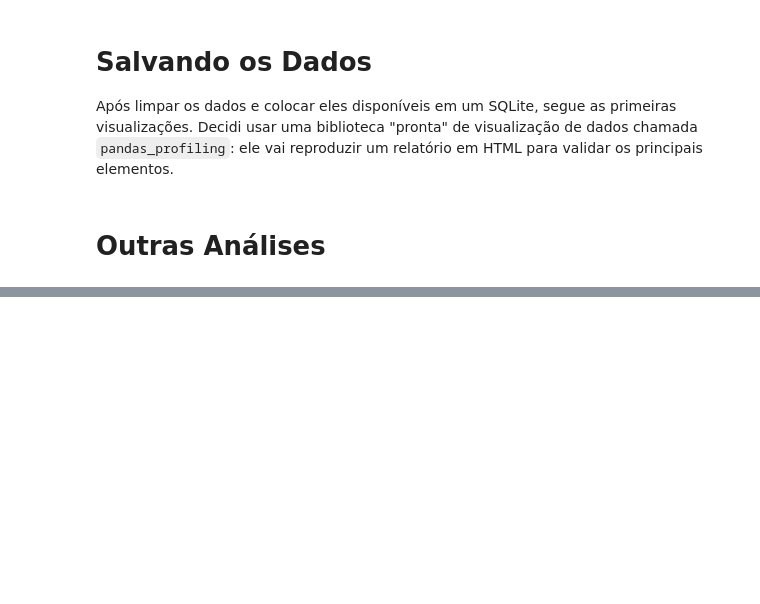
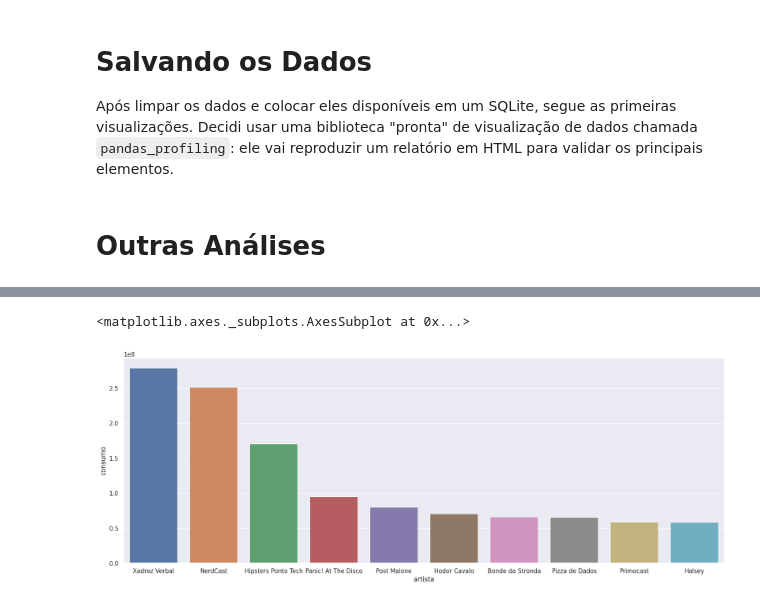
Before and after one commit to israelmendez232/spotify-analysis, a Jupyter notebook: analysis.ipynb, the cells around one changed output, grey strips where cells are left out. Drawn from its saved outputs; the diff is of its cells as text; code cells hidden in the pictures; blank space fills up the shorter version.

Commit message:
Main analysis is over

```diff
--- a/analysis.ipynb
+++ b/analysis.ipynb
@@ -101,3 +101,15 @@ profile = df_search.profile_report(title='Search Spotify Report')
 profile.to_file(output_file="./report/search_spotify.html")
 # %% [markdown]
 # Outras Análises
+# %%
+# Knowing what if the main aristist listened.
+cursor.execute('''
+    SELECT artistName AS artista, SUM(msPlayed) AS consumo
+    FROM STREAMING
+    GROUP BY artistName
+    ORDER BY consumo DESC
+    LIMIT 10
+          ''')
+
+df_temp = pd.DataFrame(cursor.fetchall(), columns=['artista', 'consumo'])
+df_temp.head()
@@ -103,0 +123,6 @@ profile.to_file(output_file="./report/search_spotify.html")
+# %%
+sns.set(rc={'figure.figsize':(20,7)})
+sns.barplot(x="artista", y="consumo", data=df_temp)
+# %% [output]
+<matplotlib.axes._subplots.AxesSubplot at 0x...>
+[figure, added]
```
Also changed, not shown: parts of 4 cells of this notebook, 3 other files.
